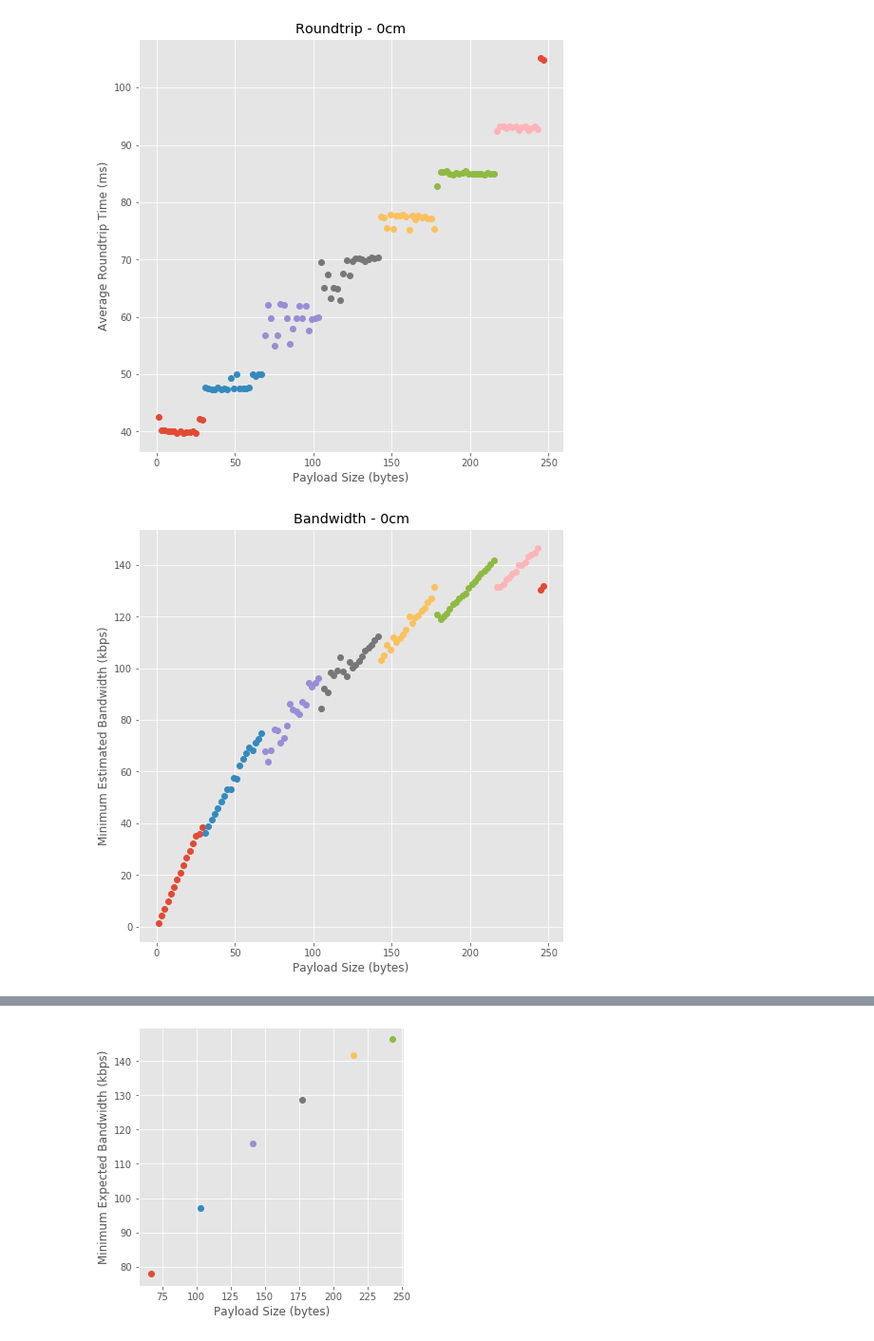
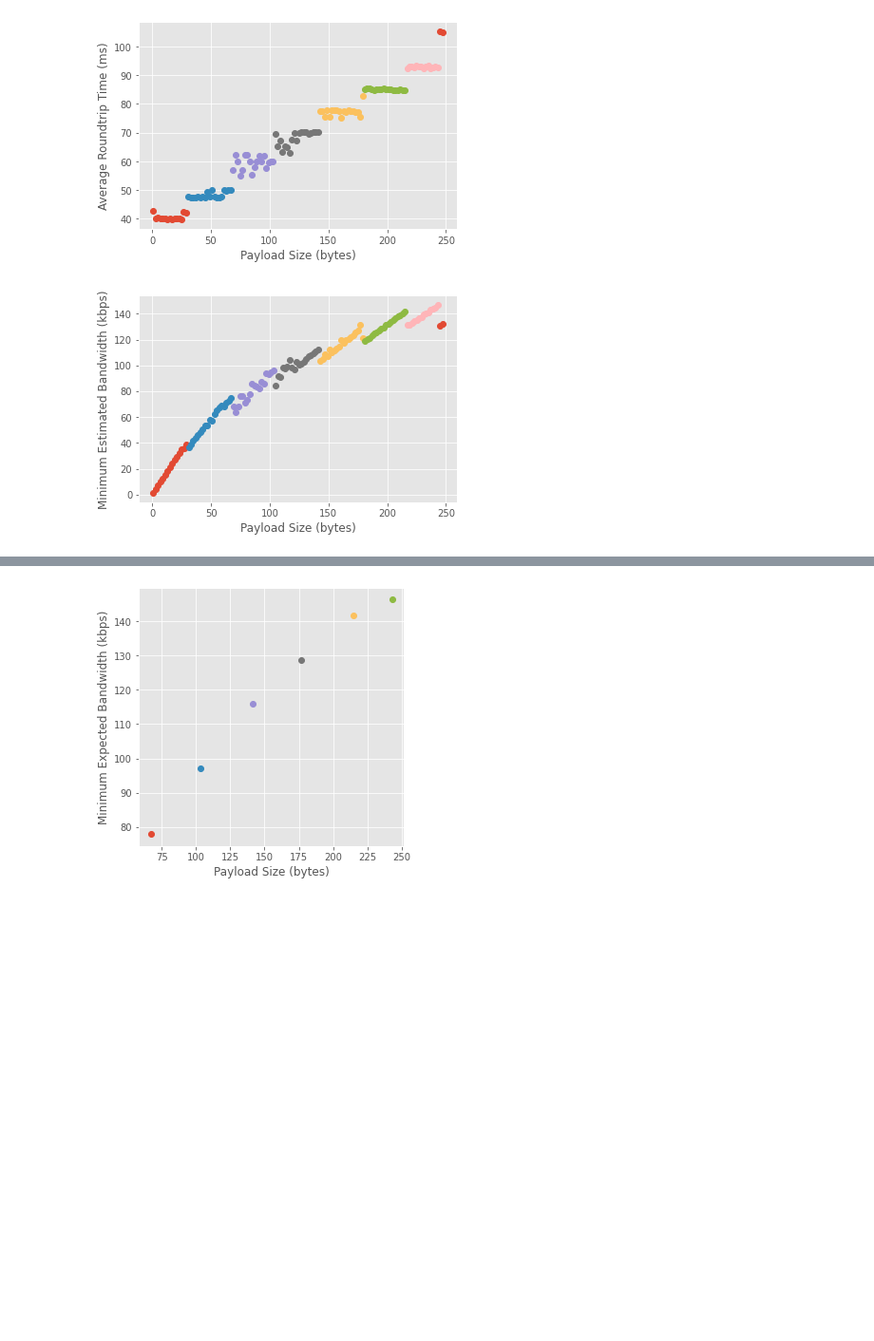
Before and after one commit to jncfa/masters-dissertation, a Jupyter notebook: Project Tests/ble-test-data/data_process.ipynb, the cells around one changed output, grey strips where cells are left out. Shown: that part at 95% size. Cells and saved outputs as stored; diff of their text form; code cells hidden in the pictures; blank space fills up the shorter version.

```diff
--- a/Project Tests/ble-test-data/data_process.ipynb
+++ b/Project Tests/ble-test-data/data_process.ipynb
@@ -128,13 +146,13 @@ for test in tests:
 
                     roundtripTimes = []
                     payloadSizes = []
-                    fig = plt.figure(figsize=[8,8])
+                    fig = plt.figure()#(figsize=[8,8])
                     axis = fig.add_subplot()
-                    axis.set_title(r"Roundtrip - {}cm".format(distance))
+                    #axis.set_title(r"Roundtrip - {}cm".format(distance))
 
-                    fig1 = plt.figure(figsize=[8,8])
+                    fig1 = plt.figure()#(figsize=[8,8])
                     axis1 = fig1.add_subplot()
-                    axis1.set_title(r"Bandwidth - {}cm".format(distance))
+                    #axis1.set_title(r"Bandwidth - {}cm".format(distance))
                     for payloadSize in data[payloadSize_header]:
                         #TODO: change this to the correct method
                         roundtripTime = data[data[payloadSize_header] == payloadSize][roundtripTime_header].to_numpy()[0]
@@ -144,7 +162,7 @@ for test in tests:
                             payloadSizes.append(payloadSize)
 
                         # 6ms difference, I initially used the 7.5 ms connection interval, but this seems to fit better to the results
-                        elif (abs(np.average(roundtripTimes) - roundtripTime) > 0.0055):
+                        elif (abs(np.average(roundtripTimes) - roundtripTime - np.std(roundtripTimes)) > 0.0075):
                             axis1.plot(payloadSizes, 7*8*np.array(payloadSizes)/(1000*np.array(roundtripTimes)), 'o')
                             axis.plot(payloadSizes, 1000*np.array(roundtripTimes), 'o')
                             roundtriptest_currentresult = {}
@@ -156,32 +174,36 @@ for test in tests:
                             roundtriptest_currentresult[physicalLayer_header] = phy
                             roundtriptest_currentresult[distance_header] = distance
                             roundtriptest_currentresult[adapter_header] = adapter
 
 
                             roundtriptest_results = roundtriptest_results.append(pd.DataFrame([roundtriptest_currentresult]), ignore_index=True)
 
                             # reset buffers
                             roundtripTimes = [roundtripTime,]
                             payloadSizes = [payloadSize,]
                         else:
                             roundtripTimes.append(roundtripTime)
                             payloadSizes.append(payloadSize)
 
                     if (len(payloadSizes) > 1):
                         axis1.plot(payloadSizes, 7*8*np.array(payloadSizes)/(1000*np.array(roundtripTimes)), 'o')
                         axis.plot(payloadSizes, 1000*np.array(roundtripTimes), 'o')
 
                     axis.set_xlabel(r'Payload Size (bytes)')
                     axis.set_ylabel(r'Average Roundtrip Time (ms)')
 
                     axis1.set_xlabel(r'Payload Size (bytes)')
                     axis1.set_ylabel(r'Minimum Estimated Bandwidth (kbps)')
 
+                    fig.savefig(r"ble-roundtrip-{}cm.pdf".format(distance))
+                    fig1.savefig(r"ble-pseudo-bandwidth-{}cm.pdf".format(distance))
                 if test == "bandwidth":
                     data = bandwidth_tests[bandwidth_tests[adapter_header] == adapter & bandwidth_tests[distance_header] == distance & bandwidth_tests[physicalLayer_header] == phy]
                     #axis.plot(data[payloadSize_header], data[roundtripTime_header], 'o')
 
+
+
 #print(roundtriptest_results)
 # %% [output]
-[figure, old version]
+[figure, new version]
-[figure, old version]
+[figure, new version]
```
Also changed, not shown: parts of 3 cells of this notebook, 31 other files.
